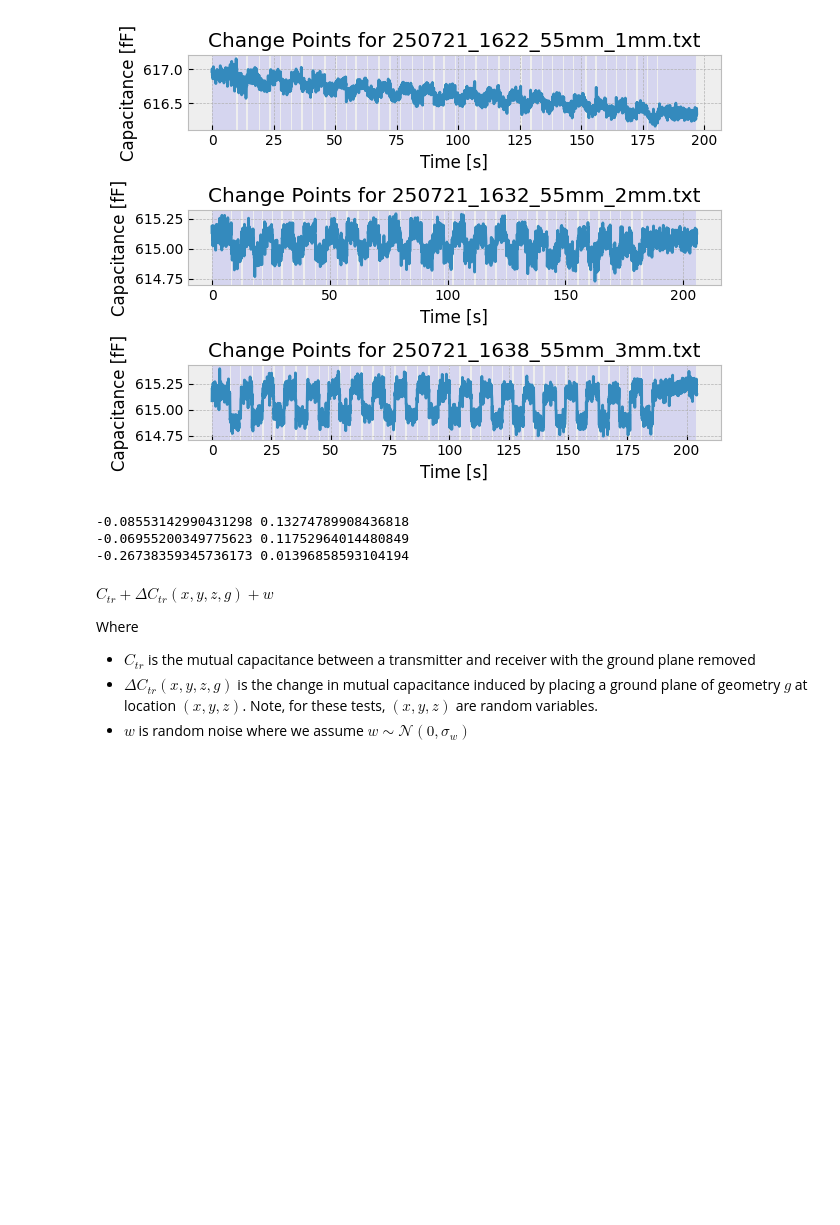
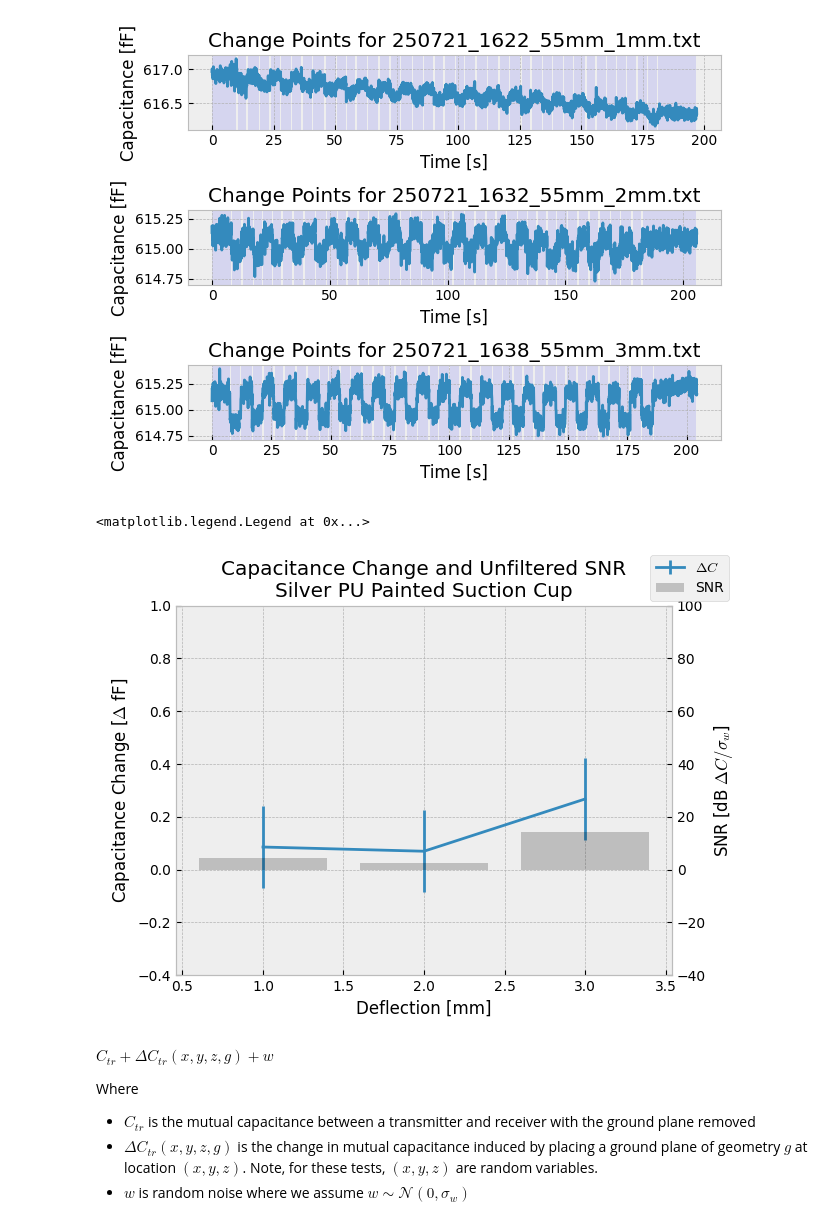
Before and after one commit to aechoi/smart-suction, a Jupyter notebook: src/capcup/test_silver_paint.ipynb, the cells around one changed output. Cells and saved outputs as stored; diff of their text form; code cells hidden in the pictures; blank space fills up the shorter version.

Commit message:
add images for silver and printed tests

```diff
--- a/src/capcup/test_silver_paint.ipynb
+++ b/src/capcup/test_silver_paint.ipynb
@@ -124,54 +108,57 @@ Changes Detected: 40
  2190 2255 2340 2405 2480 2545 2630 2700 2770 2840 2920 3000 3296]
 [figure]
 # %%
-
+change_avgs = []
+change_stds = []
 for change_points in change_point_dict.values():
     count = 0
     baselines = []
     steps = []
     stds = []
     change_padding = 5
     region_starts = np.r_[0, change_points[:-1] + change_padding]
     region_ends = change_points - change_padding
 
     for start, end in zip(region_starts[:-1], region_ends[:-1]):
         # if end - start < 20:
         #     continue
         segment_data = filtered_data[start:end]
         average = count2ff(np.mean(segment_data))
         std_dev = np.std(count2ff(segment_data))
         stds.append(std_dev)
         if count%2 == 0:
             baselines.append(average)
         else:
             steps.append(average)
         count+=1
 
 
     baselines = np.array(baselines)
     steps = np.array(steps)
     deltas = steps - baselines
 
     change_avg = np.mean(deltas)
-    change_std = np.std(deltas)
-    print(change_avg, change_std)
+    change_avgs.append(change_avg)
 
-    # fig, ax = plt.subplots()
-    # ax.errorbar([0], change_avg, 3*change_std, label=r"$\Delta C$")
-    # ax.set_ylabel("Capacitance Change [fF]")
-    # ax.set_xlabel("Angle [deg]")
+change_avgs = np.asarray(change_avgs)
+std = np.average(stds)
 
-    # twin_ax = ax.twinx()
-    # twin_ax.bar(40-angles, 20 * np.log10(np.abs(steps-baseline)/np.mean(stds)), color="k", alpha = 0.2, label="SNR")
-    # twin_ax.grid()
-    # twin_ax.set_ylabel(r"SNR [dB $\Delta C / \sigma_w$]")
-    # ax.set_title("Capacitance Change and SNR")
-    # fig.legend()
-    # # plt.gca().invert_xaxis()
+fig, ax = plt.subplots()
+ax.errorbar([1, 2, 3], np.abs(change_avgs), 3*std, label=r"$\Delta C$")
+ax.set_ylabel(r"Capacitance Change [$\Delta$ fF]")
+ax.set_xlabel("Deflection [mm]")
+
+twin_ax = ax.twinx()
+twin_ax.bar([1, 2, 3], 20 * np.log10(np.abs(change_avgs)/std), color="k", alpha = 0.2, label="SNR")
+twin_ax.grid()
+twin_ax.set_ylabel(r"SNR [dB $\Delta C / \sigma_w$]")
+ax.set_title("Capacitance Change and Unfiltered SNR\nSilver PU Painted Suction Cup")
+ax.set_ylim(-0.4, 1)
+twin_ax.set_ylim(-40, 100)
+fig.legend()
 # %% [output]
--0.08553142990431298 0.13274789908436818
--0.06955200349775623 0.11752964014480849
--0.26738359345736173 0.01396858593104194
+<matplotlib.legend.Legend at 0x...>
+[figure, added]
 # %% [markdown]
 $C_{tr} + \Delta C_{tr}(x, y, z, g) + w$
 
```
Also changed, not shown: parts of 1 cell of this notebook, 7 other files.
